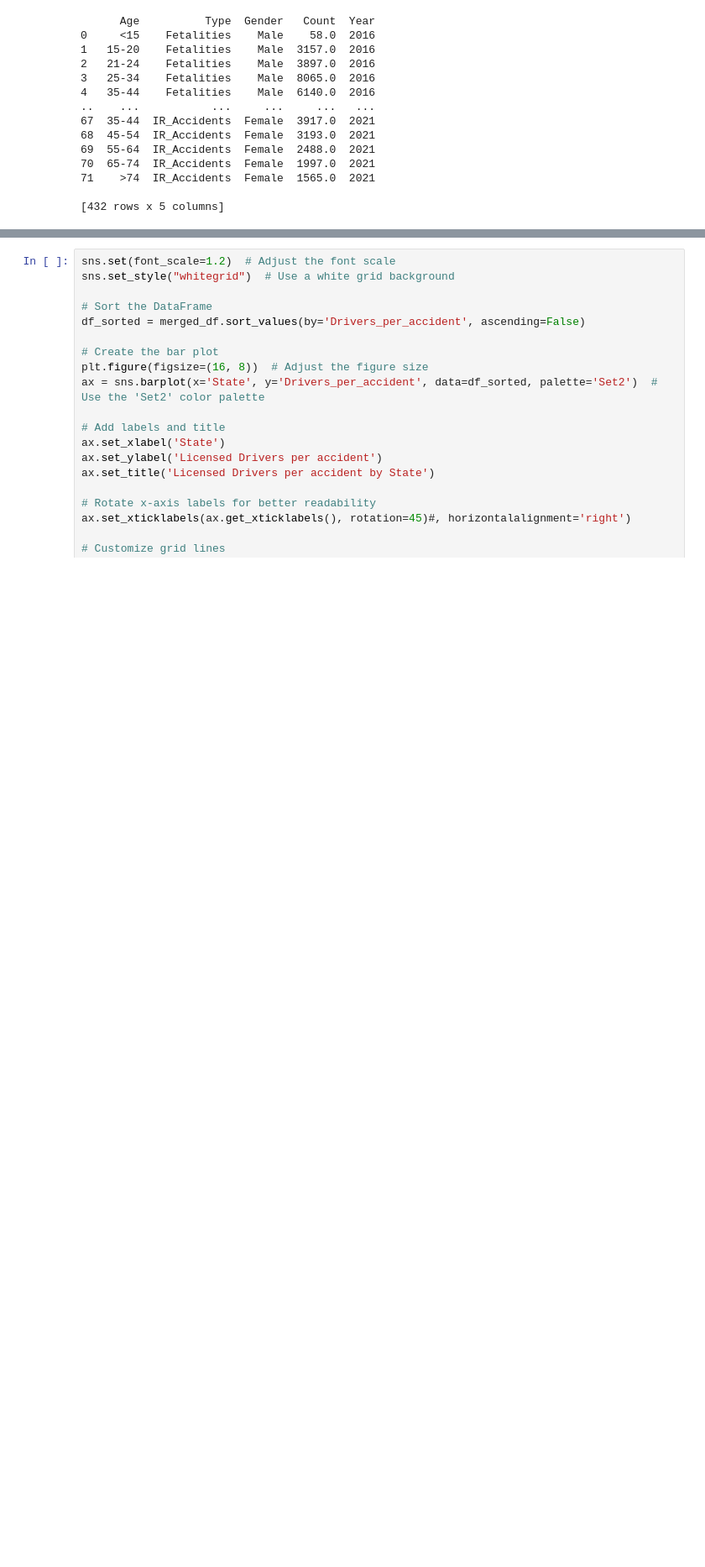
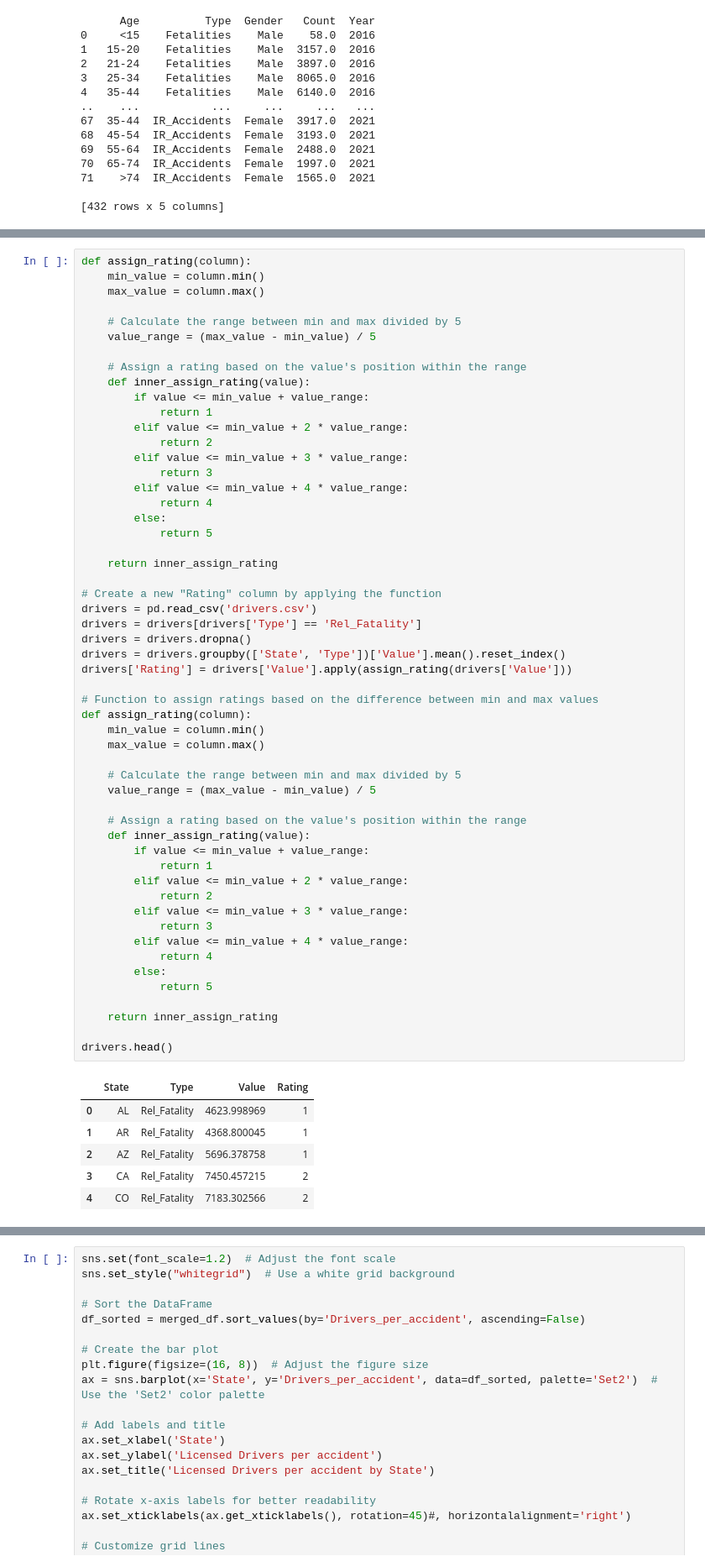
Before and after one commit to LeaSlot/WT_Car, a Jupyter notebook: Bart.ipynb, the cells around one changed output, grey strips where cells are left out. Shown: that part at 84% size. Cells and saved outputs as stored; diff of their text form; blank space fills up the shorter version.

```diff
--- a/Bart.ipynb
+++ b/Bart.ipynb
@@ -659,0 +676,61 @@ print(age)
+# %%
+def assign_rating(column):
+    min_value = column.min()
+    max_value = column.max()
+
+    # Calculate the range between min and max divided by 5
+    value_range = (max_value - min_value) / 5
+
+    # Assign a rating based on the value's position within the range
+    def inner_assign_rating(value):
+        if value <= min_value + value_range:
+            return 1
+        elif value <= min_value + 2 * value_range:
+            return 2
+        elif value <= min_value + 3 * value_range:
+            return 3
+        elif value <= min_value + 4 * value_range:
+            return 4
+        else:
+            return 5
+
+    return inner_assign_rating
+
+# Create a new "Rating" column by applying the function
+drivers = pd.read_csv('drivers.csv')
+drivers = drivers[drivers['Type'] == 'Rel_Fatality']
+drivers = drivers.dropna()
+drivers = drivers.groupby(['State', 'Type'])['Value'].mean().reset_index()
+drivers['Rating'] = drivers['Value'].apply(assign_rating(drivers['Value']))
+
+# Function to assign ratings based on the difference between min and max values
+def assign_rating(column):
+    min_value = column.min()
+    max_value = column.max()
+
+    # Calculate the range between min and max divided by 5
+    value_range = (max_value - min_value) / 5
+
+    # Assign a rating based on the value's position within the range
+    def inner_assign_rating(value):
+        if value <= min_value + value_range:
+            return 1
+        elif value <= min_value + 2 * value_range:
+            return 2
+        elif value <= min_value + 3 * value_range:
+            return 3
+        elif value <= min_value + 4 * value_range:
+            return 4
+        else:
+            return 5
+
+    return inner_assign_rating
+
+drivers.head()
+# %% [output]
+|  | State | Type | Value | Rating |
+| 0 | AL | Rel_Fatality | 4623.998969 | 1 |
+| 1 | AR | Rel_Fatality | 4368.800045 | 1 |
+| 2 | AZ | Rel_Fatality | 5696.378758 | 1 |
+| 3 | CA | Rel_Fatality | 7450.457215 | 2 |
+| 4 | CO | Rel_Fatality | 7183.302566 | 2 |
```
Also changed, not shown: parts of 3 cells of this notebook.
